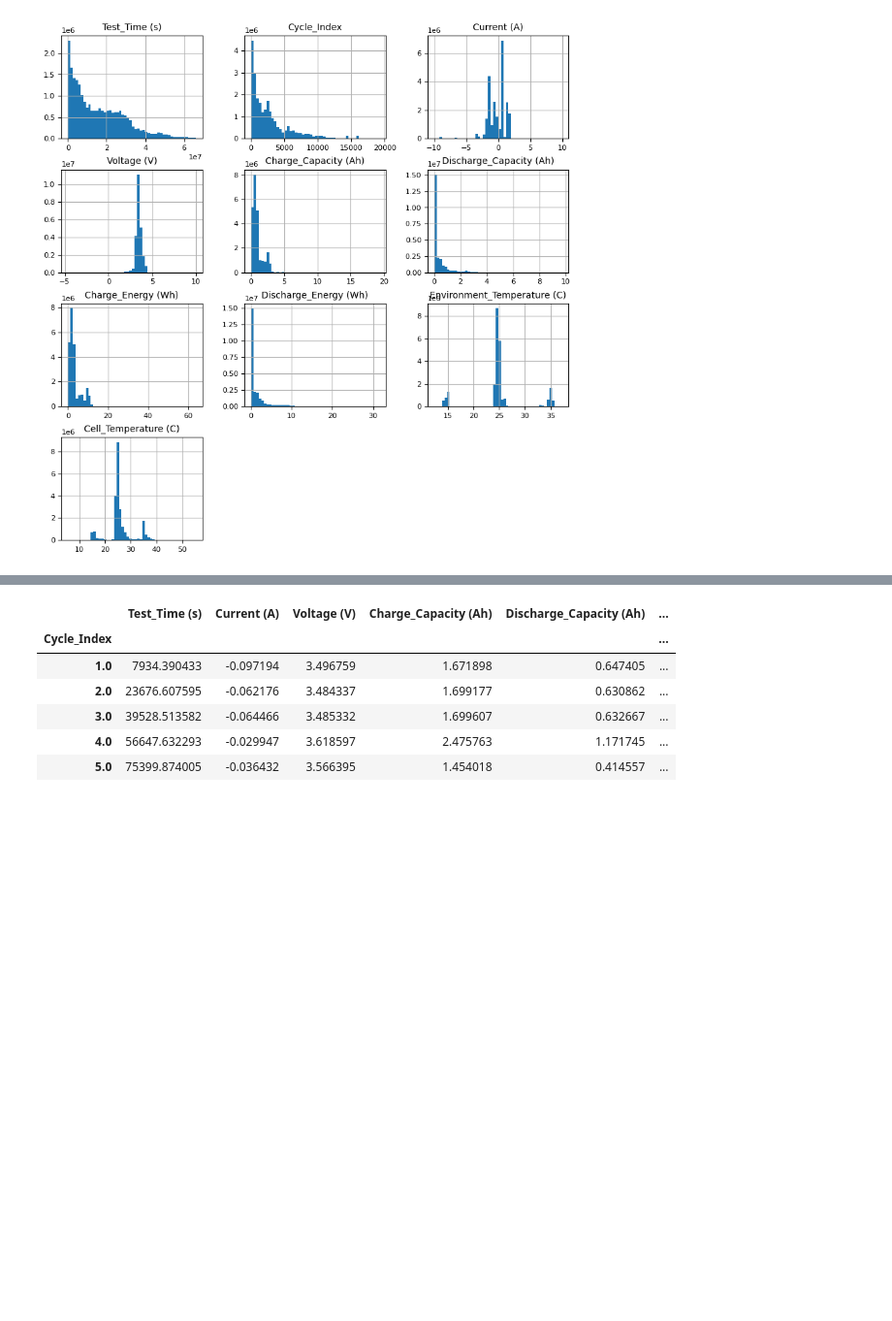
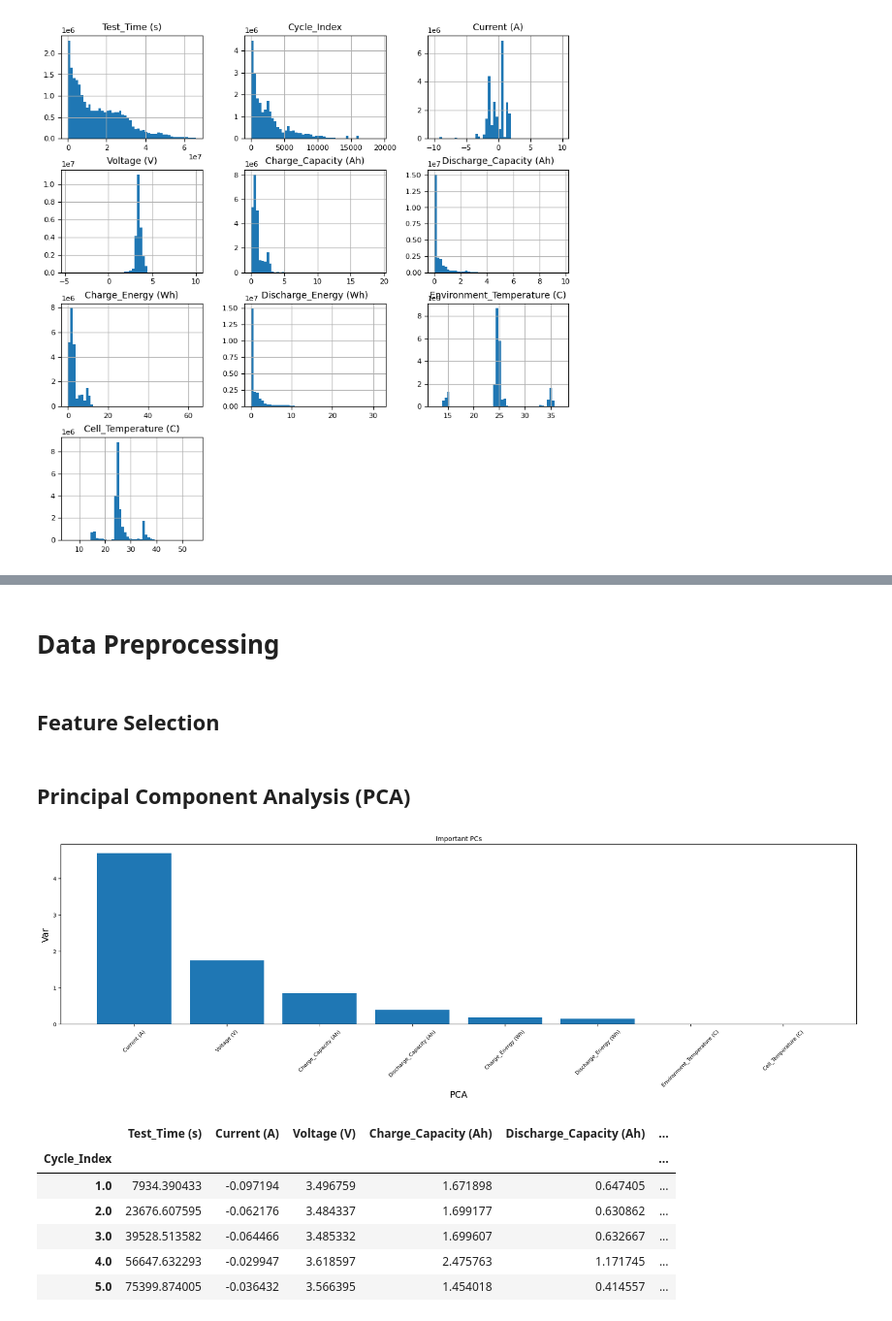
Before and after one commit to ben-my-to/483_ML_BatteryLife, a Jupyter notebook: Setup_Data.ipynb, the cells around one changed output, grey strips where cells are left out. Shown: that part at 97% size. Cells and saved outputs as stored; diff of their text form; code cells hidden in the pictures; blank space fills up the shorter version.

```diff
--- a/setup.ipynb
+++ b/Setup_Data.ipynb
@@ -177,5 +191,47 @@ insights_of_df(battery)
+# %% [markdown]
+# Data Preprocessing
+# %% [markdown]
+## Feature Selection
 # %%
 small_battery = battery.groupby(battery['Cycle_Index']).mean()
+# %% [markdown]
+## Principal Component Analysis (PCA)
+# %%
+from sklearn.pipeline import make_pipeline
+import matplotlib.pyplot as plt
+from sklearn.feature_selection import SelectKBest
+from sklearn.feature_selection import chi2
+from sklearn.preprocessing import MinMaxScaler
+
+from sklearn.preprocessing import StandardScaler
+from sklearn.decomposition import PCA
+
+X = small_battery.iloc[:, 1:]
+scaler = StandardScaler()
+pca = PCA()
+pipeline = make_pipeline(scaler, pca)
+pipeline.fit(X)
+
+# Plot a bar chart showing the variance of each feature (sensor)
+features = range(pca.n_components_)
+features2= X.columns
+
+# Define bar chart size
+_ = plt.figure(figsize=(22, 5))
+
+# Define actual bar chart
+_ = plt.bar(features2, pca.explained_variance_)
+
+# Labels, Titles und Ticks of the bar chart
+_ = plt.xlabel('PCA')
+_ = plt.ylabel('Var')
+_ = plt.xticks(features2,rotation = 45)
+_ = plt.title("Important PCs")
+
+# Display the bar chart
+plt.show()
+# %% [output]
+[figure, added]
 # %%
 path = init_path(to='Output/small_battery.pkl')
 small_battery.to_pickle(path)
```
Also changed, not shown: parts of 24 cells of this notebook, 1 other file.
